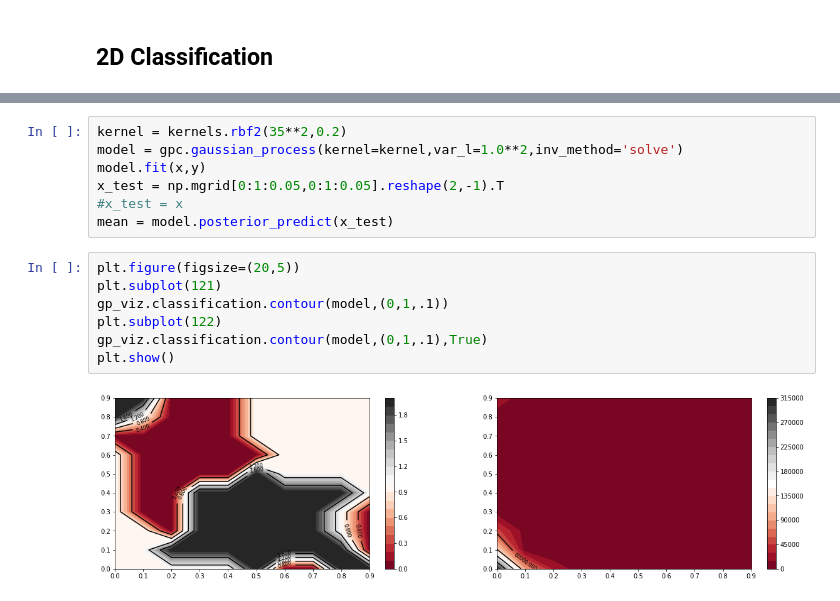
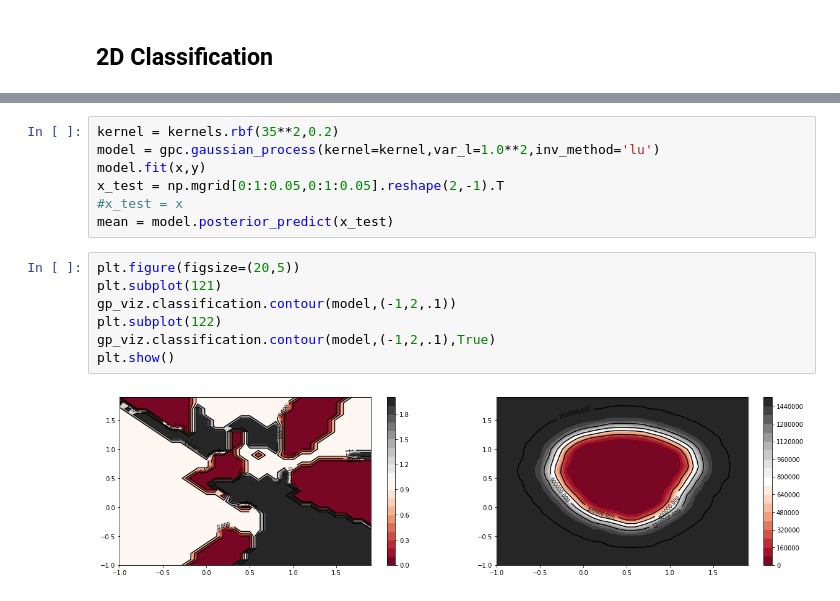
Before and after one commit to James-Montgomery/squidward, a Jupyter notebook: examples/Classification_Examples.ipynb, the cells around one changed output, grey strips where cells are left out. Drawn from its saved outputs; the diff is of its cells as text.

```diff
--- a/examples/Classification_Examples.ipynb
+++ b/examples/Classification_Examples.ipynb
@@ -32,6 +32,6 @@ plt.show()
 # %%
-kernel = kernels.rbf2(35**2,0.2)
-model = gpc.gaussian_process(kernel=kernel,var_l=1.0**2,inv_method='solve')
+kernel = kernels.rbf(35**2,0.2)
+model = gpc.gaussian_process(kernel=kernel,var_l=1.0**2,inv_method='lu')
 model.fit(x,y)
 x_test = np.mgrid[0:1:0.05,0:1:0.05].reshape(2,-1).T
 #x_test = x
@@ -39,9 +39,9 @@ mean = model.posterior_predict(x_test)
 # %%
 plt.figure(figsize=(20,5))
 plt.subplot(121)
-gp_viz.classification.contour(model,(0,1,.1))
+gp_viz.classification.contour(model,(-1,2,.1))
 plt.subplot(122)
-gp_viz.classification.contour(model,(0,1,.1),True)
+gp_viz.classification.contour(model,(-1,2,.1),True)
 plt.show()
 # %% [output]
-[figure, old version]
+[figure, new version]
```
Also changed, not shown: parts of 1 cell of this notebook, 13 other files.
